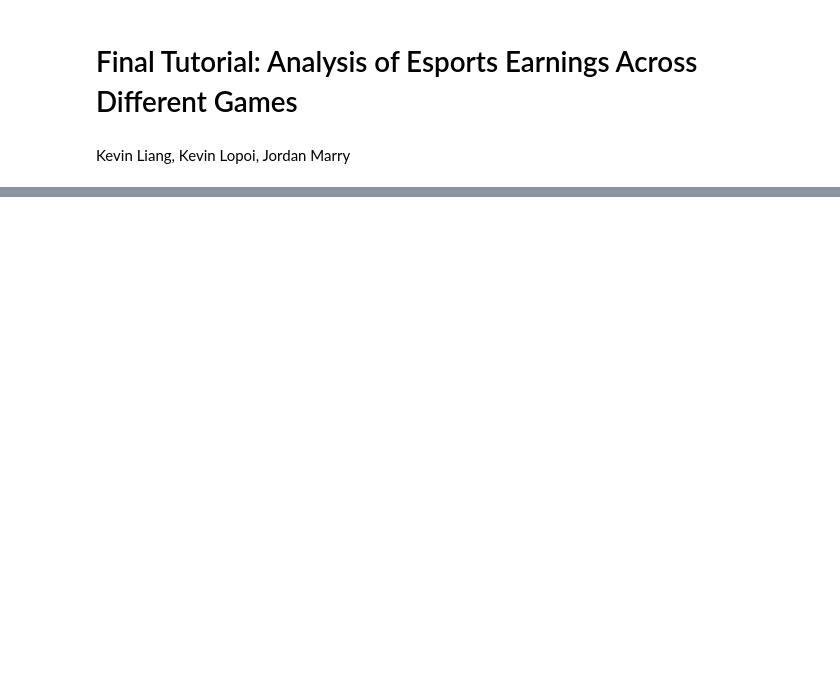
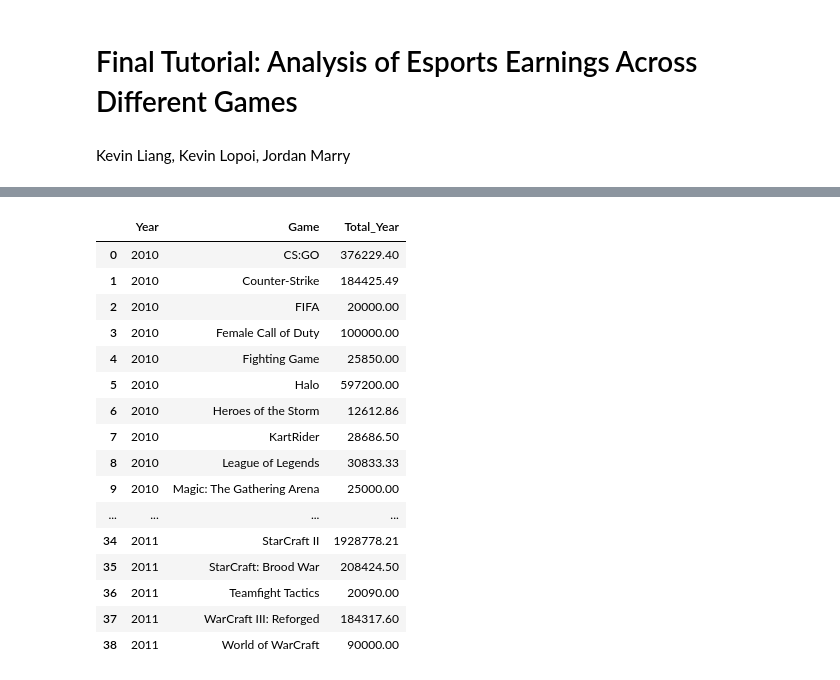
Before and after one commit to kliang4985/kliang4985.github.io, a Jupyter notebook: Final Tutorial.ipynb, the cells around one changed output, grey strips where cells are left out. Saved outputs shown, nothing was run; the diff lists cells and outputs as text; code cells hidden in the pictures; blank space fills up the shorter version.

```diff
--- a/Final Tutorial.ipynb
+++ b/Final Tutorial.ipynb
@@ -152,0 +258,30 @@ df
+# %%
+game_titles = np.unique(df['Game'])
+years = np.arange(2010,2021)
+years_table = pd.DataFrame(columns = ['Year'], data = years)
+#Making a copy here. May be a good idea once in a while to do so if you are consistently working with one dataframe.
+#On the notebook, if you rerun the same codeblock after modifying the dataframe, you make run into some errors so you
+#would have to run everything again.
+df1 = df.copy()
+df1 = df1[['Year', 'Game', 'Total_Year']]
+df1 = df1.groupby(['Year', 'Game']).sum()
+df1.reset_index(inplace= True)
+df1
+# %% [output]
+|  | Year | Game | Total_Year |
+| 0 | 2010 | CS:GO | 376229.40 |
+| 1 | 2010 | Counter-Strike | 184425.49 |
+| 2 | 2010 | FIFA | 20000.00 |
+| 3 | 2010 | Female Call of Duty | 100000.00 |
+| 4 | 2010 | Fighting Game | 25850.00 |
+| 5 | 2010 | Halo | 597200.00 |
+| 6 | 2010 | Heroes of the Storm | 12612.86 |
+| 7 | 2010 | KartRider | 28686.50 |
+| 8 | 2010 | League of Legends | 30833.33 |
+| 9 | 2010 | Magic: The Gathering Arena | 25000.00 |
+| ... | ... | ... | ... |
+| 34 | 2011 | StarCraft II | 1928778.21 |
+| 35 | 2011 | StarCraft: Brood War | 208424.50 |
+| 36 | 2011 | Teamfight Tactics | 20090.00 |
+| 37 | 2011 | WarCraft III: Reforged | 184317.60 |
+| 38 | 2011 | World of WarCraft | 90000.00 |
```
Also changed, not shown: parts of 13 cells of this notebook.
